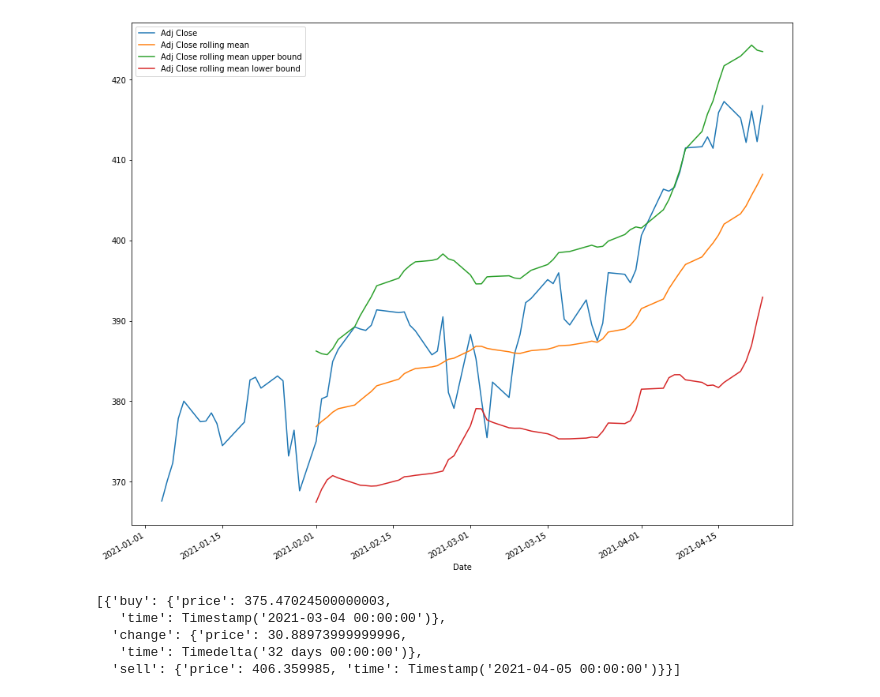
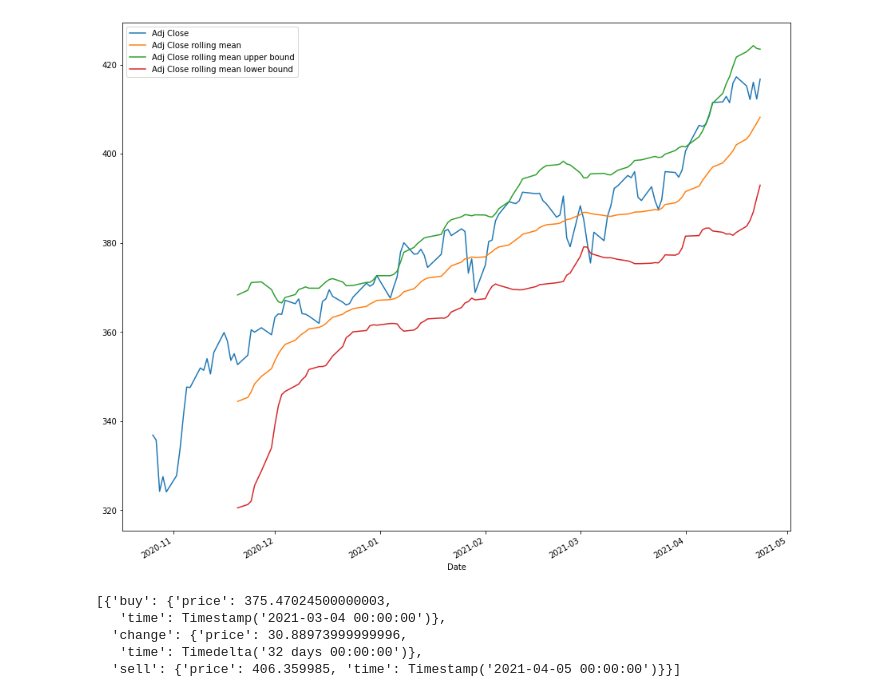
Before and after one commit to JiahuaZhang/machine-learning-trading, a Jupyter notebook: Untitled0.ipynb, the cells around one changed output. Cells and saved outputs as stored; diff of their text form; code cells hidden in the pictures.

```diff
--- a/Untitled0.ipynb
+++ b/Untitled0.ipynb
@@ -10,7 +11,7 @@ import matplotlib
 # %%
 matplotlib.rcParams['figure.figsize'] = (15, 13)
 # %%
-def rolling_analysis(series, window=20, nstd=2):
+def rolling_analysis(series, window=20, nstd=2, plot=True):
   rolling = series.rolling(window=window)
   mean = rolling.mean()
   upper_bound = mean + nstd * rolling.std()
@@ -20,9 +21,11 @@ def rolling_analysis(series, window=20, nstd=2):
   upper_bound.name = '{} upper bound'.format(mean.name)
   lower_bound.name = '{} lower bound'.format(mean.name)
 
-  pd.concat([series, mean, upper_bound, lower_bound], axis=1).plot()
+  if plot:
+    pd.concat([series, mean, upper_bound, lower_bound], axis=1).plot()
+    plt.show()
 
-  return mean, upper_bound, lower_bound
+  return mean, lower_bound, upper_bound
 # %%
 def rolling_trade(series, lower, upper):
   buy = series[lower > series]
@@ -63,13 +67,14 @@ def rolling_trade(series, lower, upper):
 # %%
 spy = pd.read_csv('./SPY.csv', index_col='Date', parse_dates=True)
 # %%
-stock = spy[spy.index > '2021']
+# stock = spy[spy.index > '2021']
+stock = spy
 # %%
 adjust_close = stock['Adj Close']
 # %%
-mean, upper, lower = rolling_analysis(adjust_close)
+mean, lower, upper = rolling_analysis(adjust_close)
 # %% [output]
-[figure, old version]
+[figure, new version]
 # %%
 rolling_trade(adjust_close, lower, upper)
 # %% [output]
```
Also changed, not shown: parts of 11 cells of this notebook.
